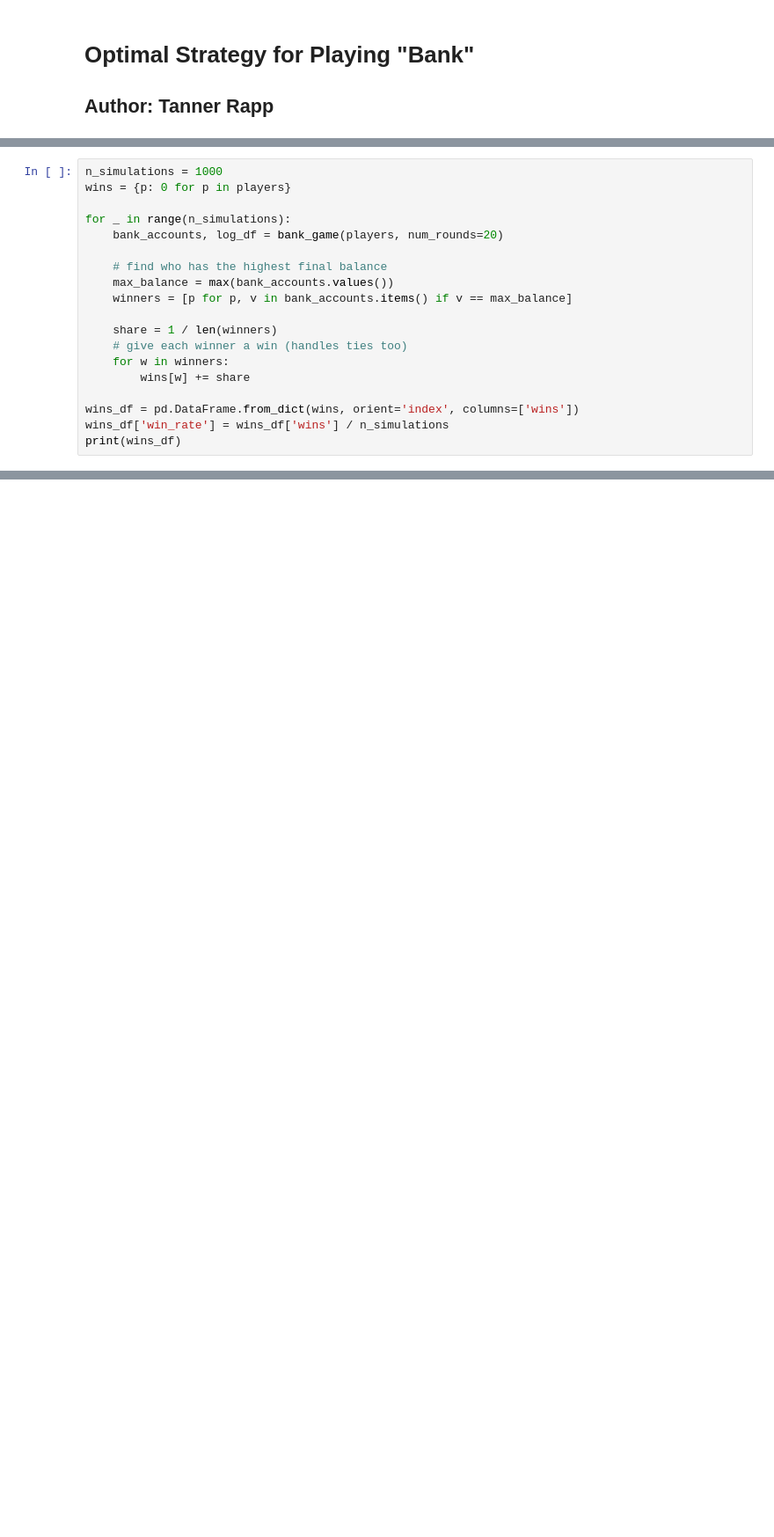
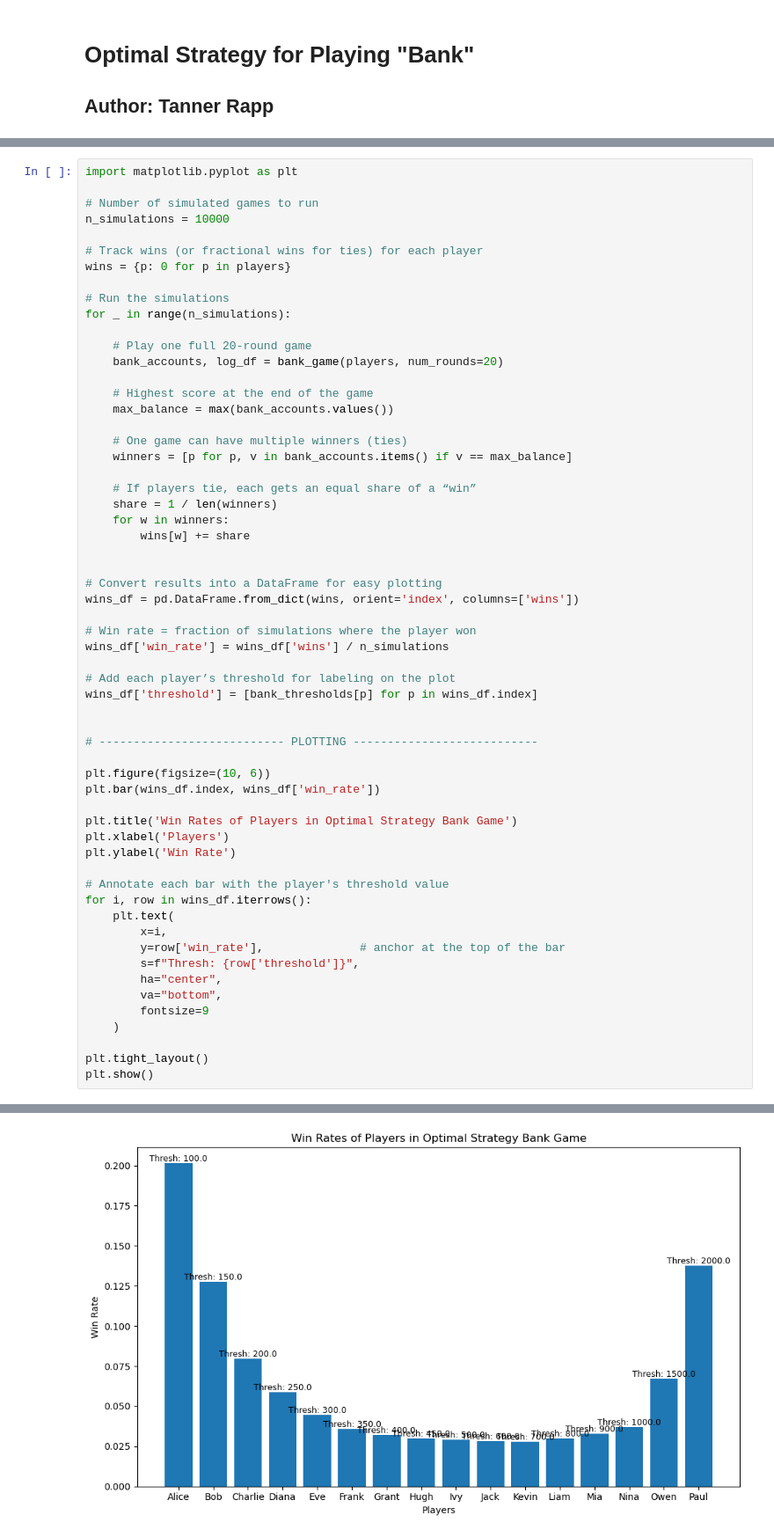
Before and after one commit to Trapp2988/Fun-Statistical-Coding-, a Jupyter notebook: "Bank" Game/Optimal Strategy Bank Game.ipynb, the cells around one changed output, grey strips where cells are left out. Shown at 88% size. Saved outputs shown, nothing was run; the diff lists cells and outputs as text; blank space fills up the shorter version.

```diff
--- a/"Bank" Game/Optimal Strategy Bank Game.ipynb
+++ b/"Bank" Game/Optimal Strategy Bank Game.ipynb
@@ -128,22 +262,62 @@ def bank_game(players, num_rounds=20):
 
     return bank_accounts, log_df
 # %%
-n_simulations = 1000
+import matplotlib.pyplot as plt
+
+# Number of simulated games to run
+n_simulations = 10000
+
+# Track wins (or fractional wins for ties) for each player
 wins = {p: 0 for p in players}
 
+# Run the simulations
 for _ in range(n_simulations):
+
+    # Play one full 20-round game
     bank_accounts, log_df = bank_game(players, num_rounds=20)
 
-    # find who has the highest final balance
+    # Highest score at the end of the game
     max_balance = max(bank_accounts.values())
+
+    # One game can have multiple winners (ties)
     winners = [p for p, v in bank_accounts.items() if v == max_balance]
 
+    # If players tie, each gets an equal share of a “win”
     share = 1 / len(winners)
-    # give each winner a win (handles ties too)
     for w in winners:
         wins[w] += share
 
+
+# Convert results into a DataFrame for easy plotting
 wins_df = pd.DataFrame.from_dict(wins, orient='index', columns=['wins'])
+
+# Win rate = fraction of simulations where the player won
 wins_df['win_rate'] = wins_df['wins'] / n_simulations
-print(wins_df)
+
+# Add each player’s threshold for labeling on the plot
+wins_df['threshold'] = [bank_thresholds[p] for p in wins_df.index]
+
+
+# --------------------------- PLOTTING ---------------------------
+
+plt.figure(figsize=(10, 6))
+plt.bar(wins_df.index, wins_df['win_rate'])
+
+plt.title('Win Rates of Players in Optimal Strategy Bank Game')
+plt.xlabel('Players')
+plt.ylabel('Win Rate')
+
+# Annotate each bar with the player's threshold value
+for i, row in wins_df.iterrows():
+    plt.text(
+        x=i,
+        y=row['win_rate'],              # anchor at the top of the bar
+        s=f"Thresh: {row['threshold']}",
+        ha="center",
+        va="bottom",
+        fontsize=9
+    )
+
+plt.tight_layout()
+plt.show()
 # %% [output]
@@ -155,0 +324 @@ Eve      297.833333  0.297833
+[figure, added]
```
Also changed, not shown: parts of 4 cells of this notebook.
